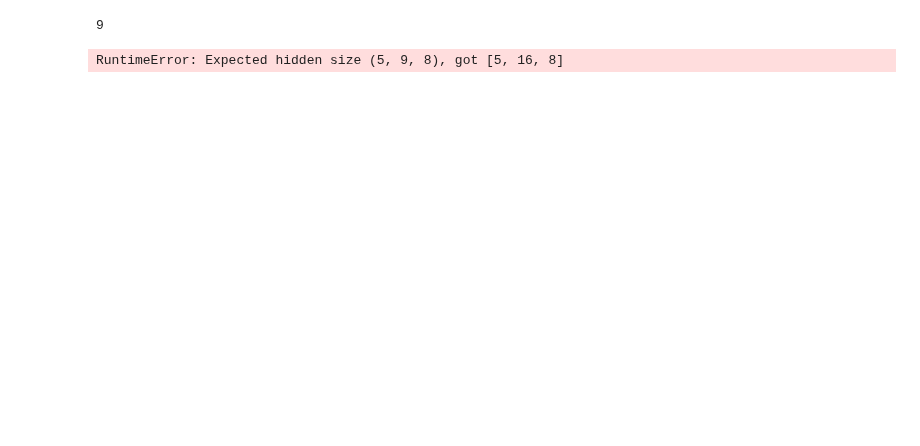
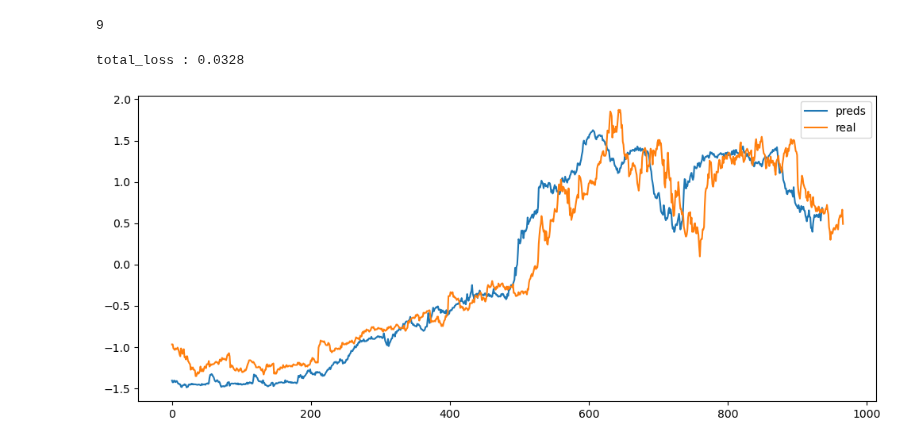
Before and after one commit to djdjdjdfh1/deep-learning, a Jupyter notebook: model10.ipynb, the cells around one changed output. Cells and saved outputs as stored; diff of their text form; code cells hidden in the pictures; blank space fills up the shorter version.

```diff
--- a/model10.ipynb
+++ b/model10.ipynb
@@ -141,23 +141,53 @@ print(len(dataset) % 16)
 # %% [output]
 9
 # %%
-from tqdm import tqdm
-for epoch in range(200):
-    loop = tqdm(loader)
-    for data, label in loop:
-        optim.zero_grad() # 학습 다 끝냈는데 이전 기울기가 남아있는 상황 방지
-        # 초기 은닉 상태의 배치크기는 DataLoader가 주는 배치 크기
-        batch_size = data.size(0)
+# from tqdm import tqdm
+# for epoch in range(200):
+#     loop = tqdm(loader)
+#     for data, label in loop:
+#         optim.zero_grad() # 학습 다 끝냈는데 이전 기울기가 남아있는 상황 방지
+#         # 초기 은닉 상태의 배치크기는 DataLoader가 주는 배치 크기
+#         batch_size = data.size(0)
 
+#         ho = torch.zeros(5,batch_size,8).to(device)
+#         # 모델의 예측값
+#         pred = model(data.to(device), ho)
+#         # 손실값
+#         loss = nn.MSELoss()(pred, label.to(device))
+#         loss.backward()
+#         optim.step()
 
-        ho = torch.zeros(5,batch_size,8).to(device)
-        # 모델의 예측값
-        pred = model(data.to(device), ho)
-        # 손실값
-        loss = nn.MSELoss()(pred, label.to(device))
-        loss.backward()
-        optim.step()
-
-        loop.set_description(f'epoch: {epoch+1} loss: {loss.item()}')
+#         loop.set_description(f'epoch: {epoch+1} loss: {loss.item()}')
+# torch.save(model.state_dict(), './rnn.pth')
-# %% [output]
-RuntimeError: Expected hidden size (5, 9, 8), got [5, 16, 8]
+# %%
+# 모델 성능평가하기
+import matplotlib.pyplot as plt
+
+loader = DataLoader(dataset,batch_size=1)
+preds = []
+total_loss = 0
+with torch.no_grad():
+    model.load_state_dict(torch.load('rnn.pth', map_location=device,weights_only=False))
+    for data, label in loader:
+        # 초기 은닉상태의 배치크기는 DataLoader가 주는 배치 크기
+        batch_size = data.size(0)
+
+        ho = torch.zeros(5,batch_size,8).to(device)
+        # 모델의 예측값
+        pred = model(data.to(device), ho)
+        preds.append(pred.item())
+        # 손실값
+        loss = nn.MSELoss()(pred, label.to(device))
+        total_loss += (loss.item() / len(loader))
+
+print(f'total_loss : {total_loss:.4f}')
+# %% [output]
+total_loss : 0.0328
+# %%
+plt.figure(figsize=(12,5))
+plt.plot(preds, label='preds')
+plt.plot(dataset.label, label='real')
+plt.legend()
+plt.show()
+# %% [output]
+[figure, added]
```
Also changed, not shown: parts of 1 cell of this notebook, 1 other file.
